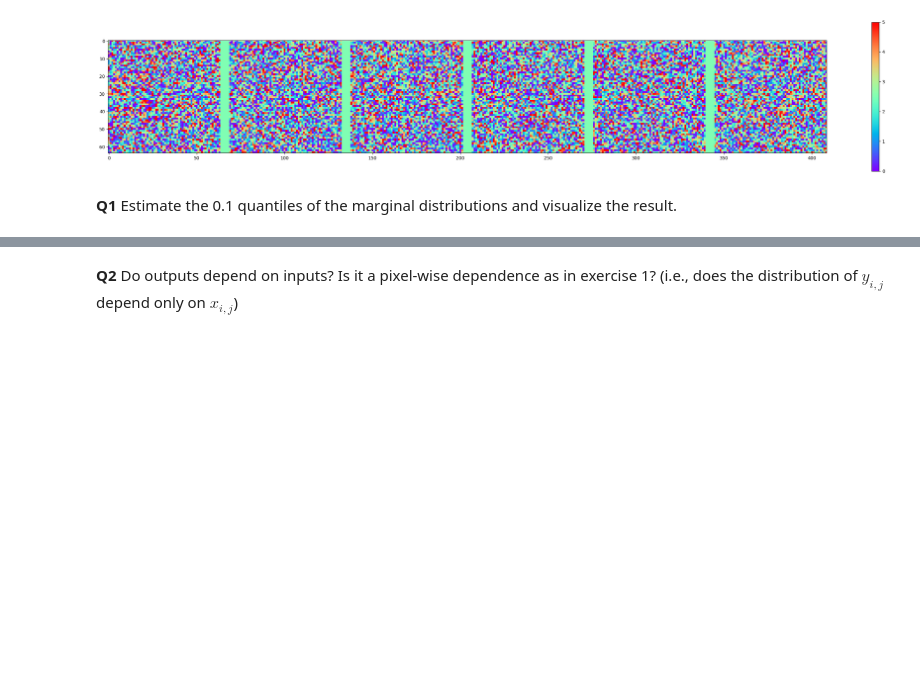
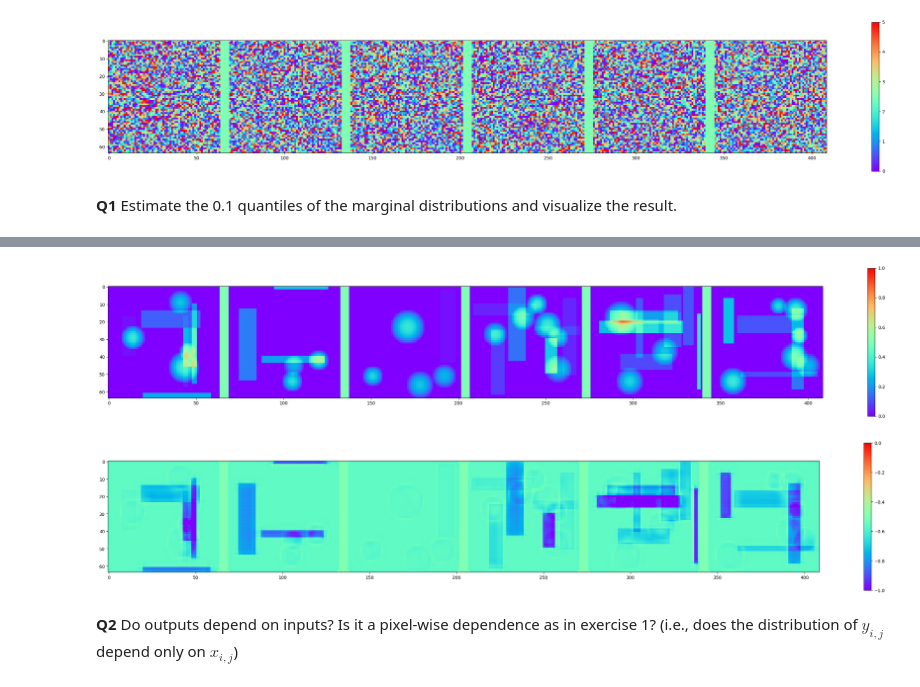
Before and after one commit to Maximelaurent38/Machine-Learning, a Jupyter notebook: practicals/P7/P7_instructions.ipynb, the cells around one changed output, grey strips where cells are left out. Drawn from its saved outputs; the diff is of its cells as text; code cells hidden in the pictures; blank space fills up the shorter version.

```diff
--- a/practicals/P7/P7_instructions.ipynb
+++ b/practicals/P7/P7_instructions.ipynb
@@ -281,16 +296,20 @@ RuntimeError: grad can be implicitly created only for scalar outputs
 # %%
 #visualisation:
 
 fcn.eval()
 
 input, target = gen_proba_2(6)
 
-...
+# Calcul de la prédiction
+output = fcn(input.cuda())
 
 fig = plt.figure(0, figsize=(36, 6))
 voir_batch2D(input, 6, fig, k=0, min_scale=0,max_scale=1)
 fig1 = plt.figure(1, figsize=(36, 6))
 voir_batch2D(output.detach().cpu(), 6, fig1, k=0, min_scale=-1,max_scale=0)
+# %% [output]
+[figure, added]
+[figure, added]
 # %% [markdown]
 **Q2** Do outputs depend on inputs? Is it a pixel-wise dependence as in exercise 1? (i.e., does the distribution of $y_{i,j}$ depend only on $x_{i,j}$)
 # %% [markdown]
```
Also changed, not shown: parts of 6 cells of this notebook.
